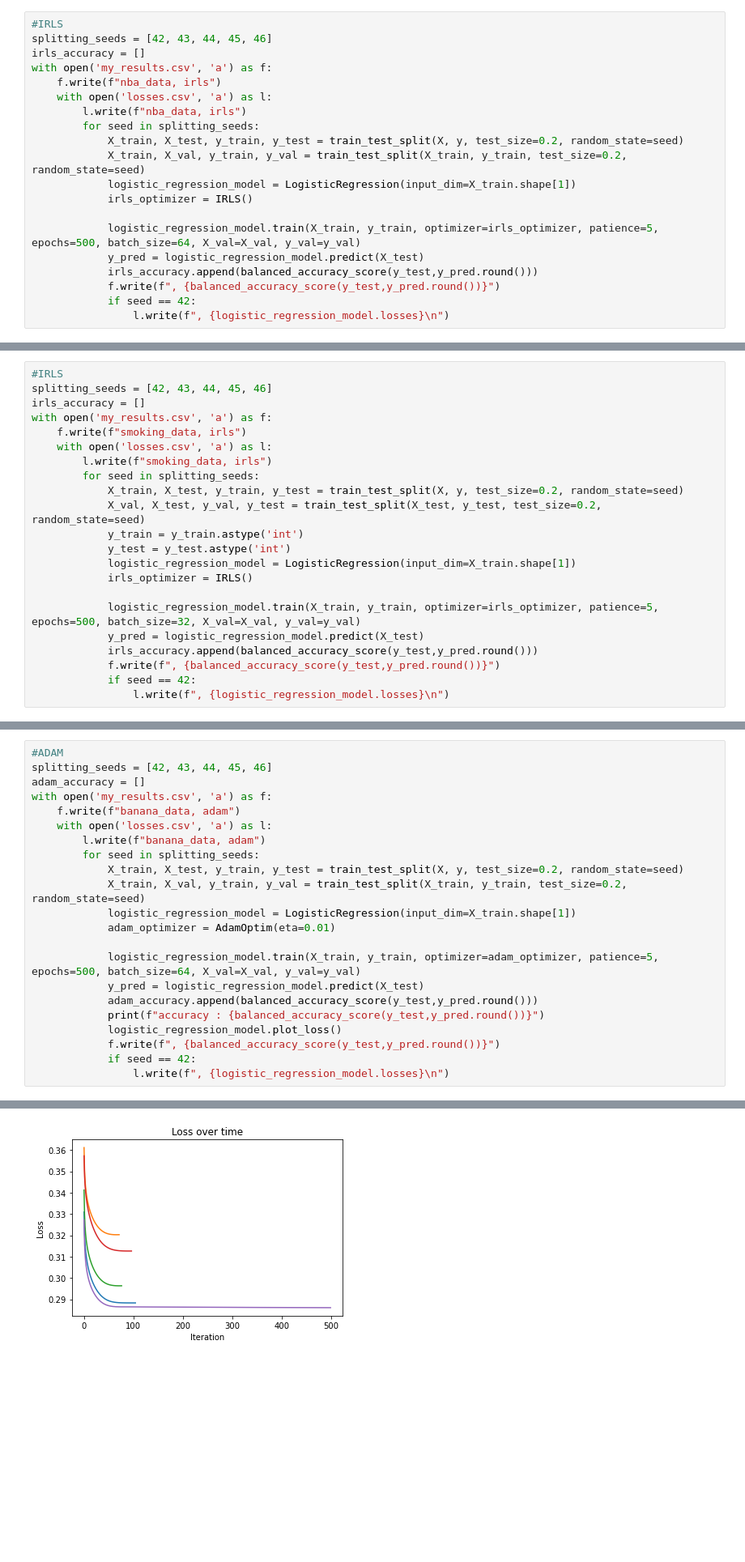
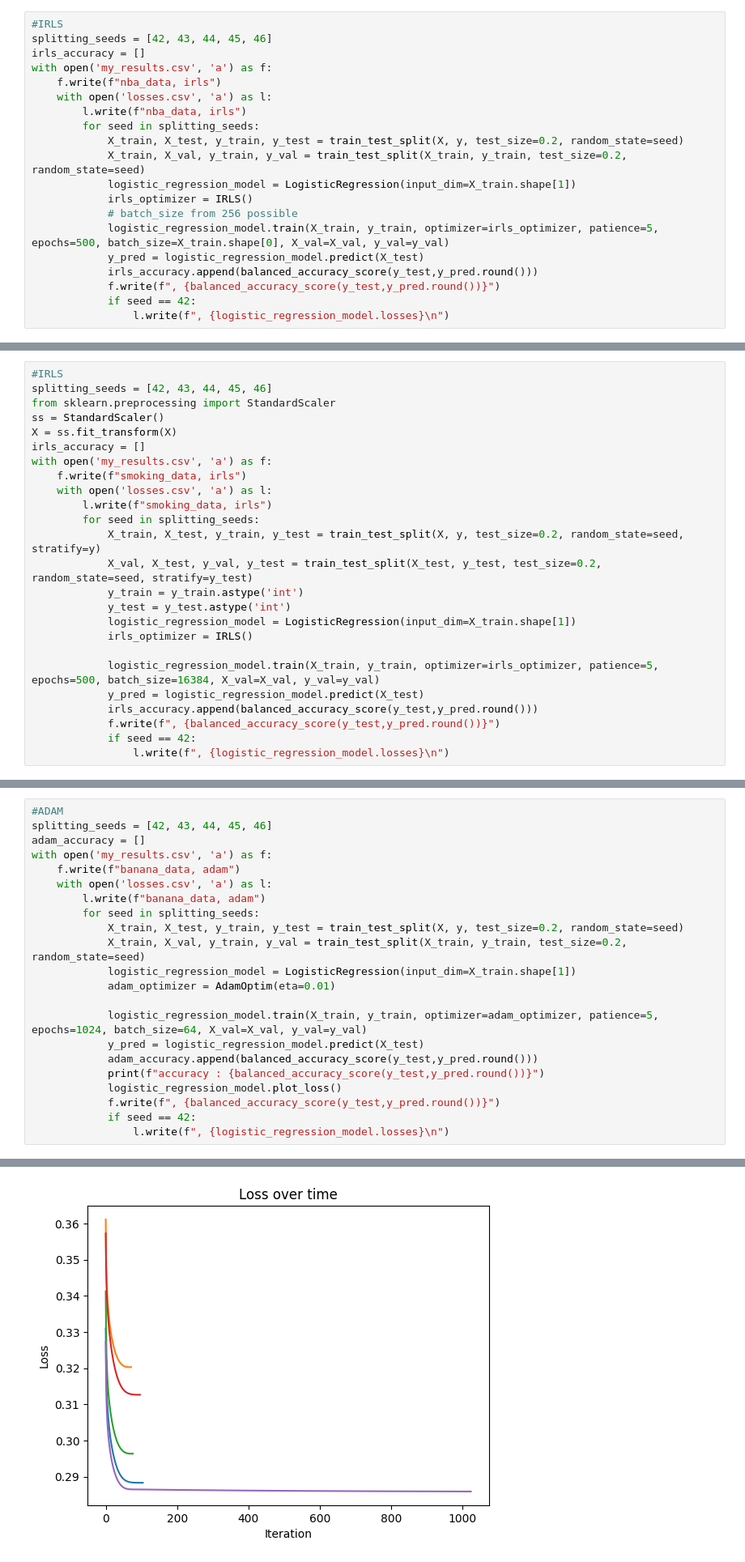
Before and after one commit to kozaka93/2024L-DSAdvancedML, a Jupyter notebook: projects/project1/group3/Narozniak_Czerwonski_Rucinski/src/my_results.ipynb, the cells around one changed output, grey strips where cells are left out. Shown at 81% size. Cells and saved outputs as stored; diff of their text form; blank space fills up the shorter version.

```diff
--- a/projects/project1/group3/Narozniak_Czerwonski_Rucinski/src/my_results.ipynb
+++ b/projects/project1/group3/Narozniak_Czerwonski_Rucinski/src/my_results.ipynb
@@ -76,8 +79,8 @@ with open('my_results.csv', 'a') as f:
             X_train, X_val, y_train, y_val = train_test_split(X_train, y_train, test_size=0.2, random_state=seed)
             logistic_regression_model = LogisticRegression(input_dim=X_train.shape[1])
             irls_optimizer = IRLS()
-
-            logistic_regression_model.train(X_train, y_train, optimizer=irls_optimizer, patience=5, epochs=500, batch_size=64, X_val=X_val, y_val=y_val)
+            # batch_size from 256 possible
+            logistic_regression_model.train(X_train, y_train, optimizer=irls_optimizer, patience=5, epochs=500, batch_size=X_train.shape[0], X_val=X_val, y_val=y_val)
             y_pred = logistic_regression_model.predict(X_test)
             irls_accuracy.append(balanced_accuracy_score(y_test,y_pred.round()))
             f.write(f", {balanced_accuracy_score(y_test,y_pred.round())}")
@@ -205,20 +208,23 @@ Reverting to the weights corresponding to the lowest validation loss
 # %%
 #IRLS
 splitting_seeds = [42, 43, 44, 45, 46]
+from sklearn.preprocessing import StandardScaler
+ss = StandardScaler()
+X = ss.fit_transform(X)
 irls_accuracy = []
 with open('my_results.csv', 'a') as f:
     f.write(f"smoking_data, irls")
     with open('losses.csv', 'a') as l:
         l.write(f"smoking_data, irls")
         for seed in splitting_seeds:
-            X_train, X_test, y_train, y_test = train_test_split(X, y, test_size=0.2, random_state=seed)
-            X_val, X_test, y_val, y_test = train_test_split(X_test, y_test, test_size=0.2, random_state=seed)
+            X_train, X_test, y_train, y_test = train_test_split(X, y, test_size=0.2, random_state=seed, stratify=y)
+            X_val, X_test, y_val, y_test = train_test_split(X_test, y_test, test_size=0.2, random_state=seed, stratify=y_test)
             y_train = y_train.astype('int')
             y_test = y_test.astype('int')
             logistic_regression_model = LogisticRegression(input_dim=X_train.shape[1])
             irls_optimizer = IRLS()
 
-            logistic_regression_model.train(X_train, y_train, optimizer=irls_optimizer, patience=5, epochs=500, batch_size=32, X_val=X_val, y_val=y_val)
+            logistic_regression_model.train(X_train, y_train, optimizer=irls_optimizer, patience=5, epochs=500, batch_size=16384, X_val=X_val, y_val=y_val)
             y_pred = logistic_regression_model.predict(X_test)
             irls_accuracy.append(balanced_accuracy_score(y_test,y_pred.round()))
             f.write(f", {balanced_accuracy_score(y_test,y_pred.round())}")
@@ -335,7 +350,7 @@ with open('my_results.csv', 'a') as f:
             logistic_regression_model = LogisticRegression(input_dim=X_train.shape[1])
             adam_optimizer = AdamOptim(eta=0.01)
 
-            logistic_regression_model.train(X_train, y_train, optimizer=adam_optimizer, patience=5, epochs=500, batch_size=64, X_val=X_val, y_val=y_val)
+            logistic_regression_model.train(X_train, y_train, optimizer=adam_optimizer, patience=5, epochs=1024, batch_size=64, X_val=X_val, y_val=y_val)
             y_pred = logistic_regression_model.predict(X_test)
             adam_accuracy.append(balanced_accuracy_score(y_test,y_pred.round()))
             print(f"accuracy : {balanced_accuracy_score(y_test,y_pred.round())}")
@@ -360,4 +375,4 @@ accuracy : 0.8786008133638854
-[figure, old version]
+[figure, new version]
 # %%
 #IRLS
 splitting_seeds = [42, 43, 44, 45, 46]
```
Also changed, not shown: parts of 10 cells of this notebook, 2 other files.
